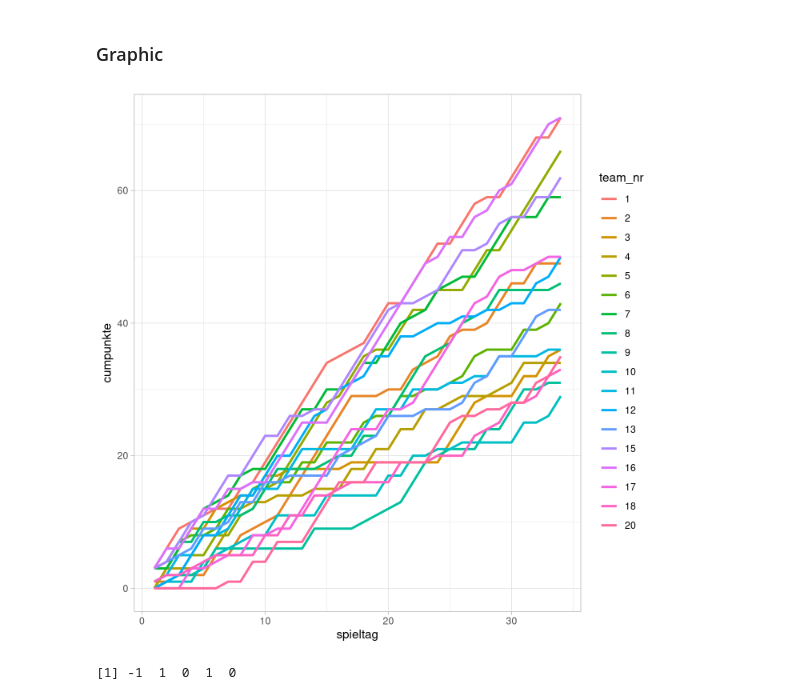
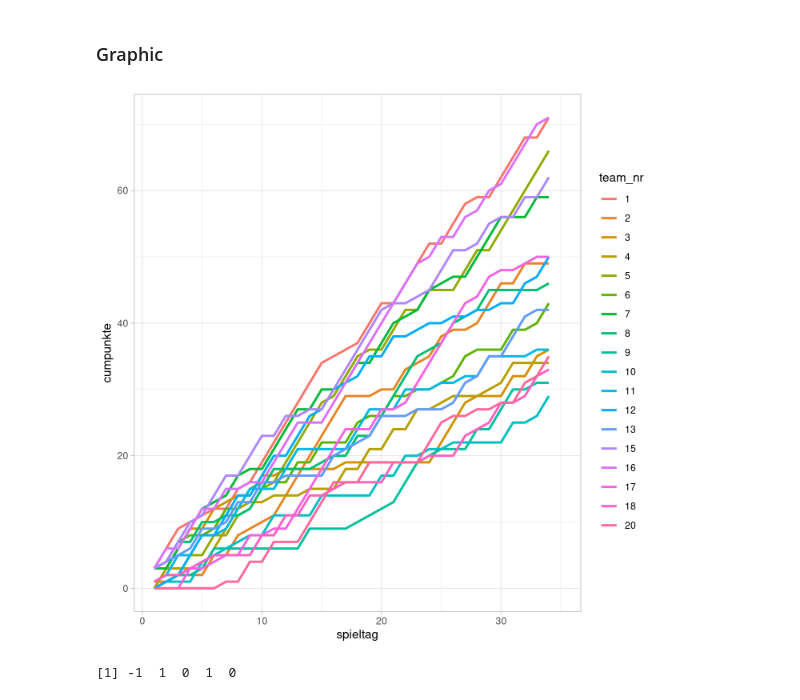
Before and after one commit to HackyHour/Wuerzburg, a Jupyter notebook: 84_couchtipp/season2223/saison_22_23.ipynb, the cells around one changed output. Cells and saved outputs as stored; diff of their text form; code cells hidden in the pictures.

```diff
--- a/84_couchtipp/season2223/saison_22_23.ipynb
+++ b/84_couchtipp/season2223/saison_22_23.ipynb
@@ -116,13 +116,14 @@ library(ggrepel)
 # %%
 tabelle %>%
     group_by(team_nr) %>%
     mutate(cumpunkte = cumsum(punkte), team_nr=as.factor(team_nr)) %>%
     ggplot(aes(spieltag,cumpunkte,color=team_nr)) +
         geom_line(linewidth=1) +
-        #geom_text_repel(mapping=aes(label=team_nr)) +
+        #geom_text_repel(data=~filter(.,spieltag==34),mapping=aes(label=team_nr),show.legend = FALSE, nudge_x=1) +
+        xlim(1,35) +
         NULL
 # %% [output]
-[figure, old version]
+[figure, new version]
 # %%
 sign(c(-2,2,0,1,0))
 # %% [output]
```
Also changed, not shown: parts of 10 cells of this notebook.
